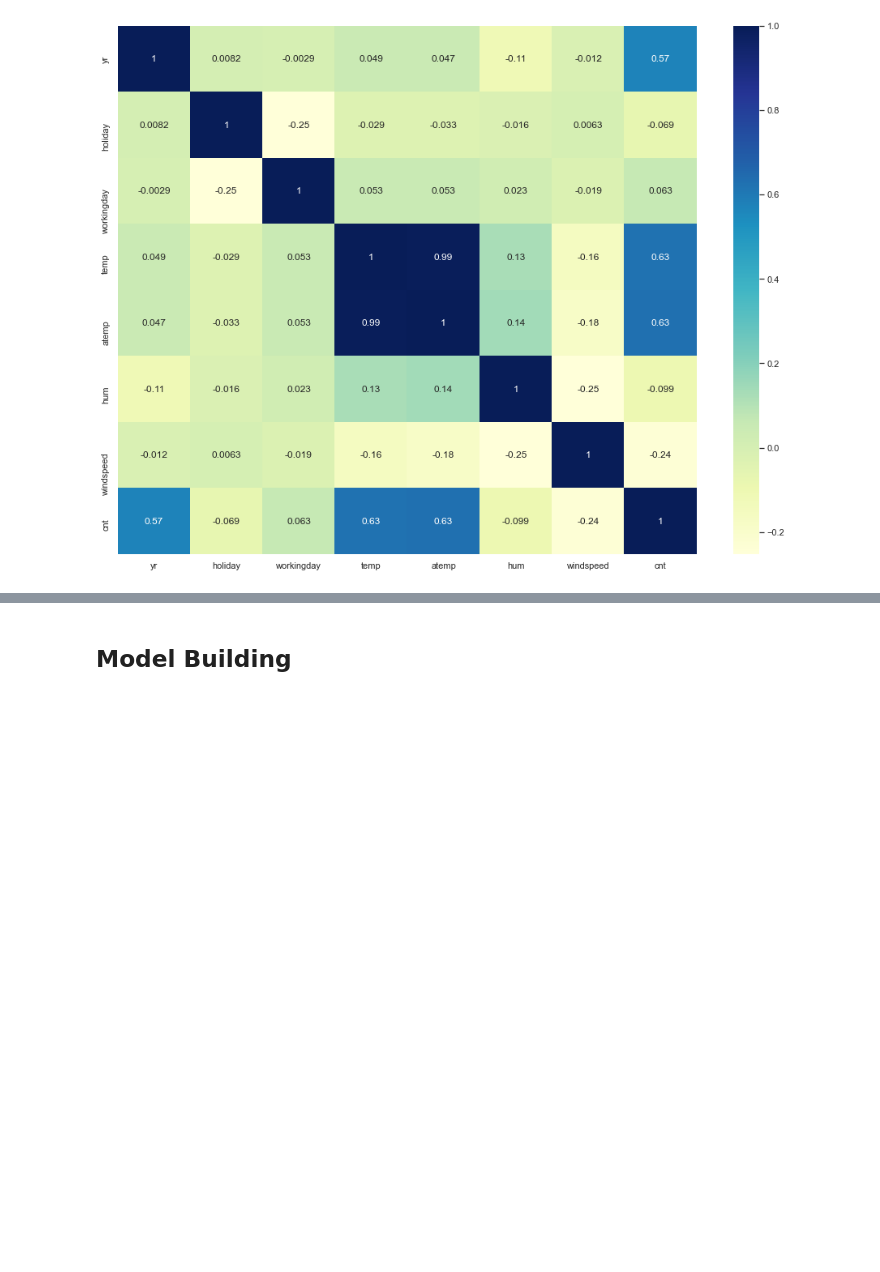
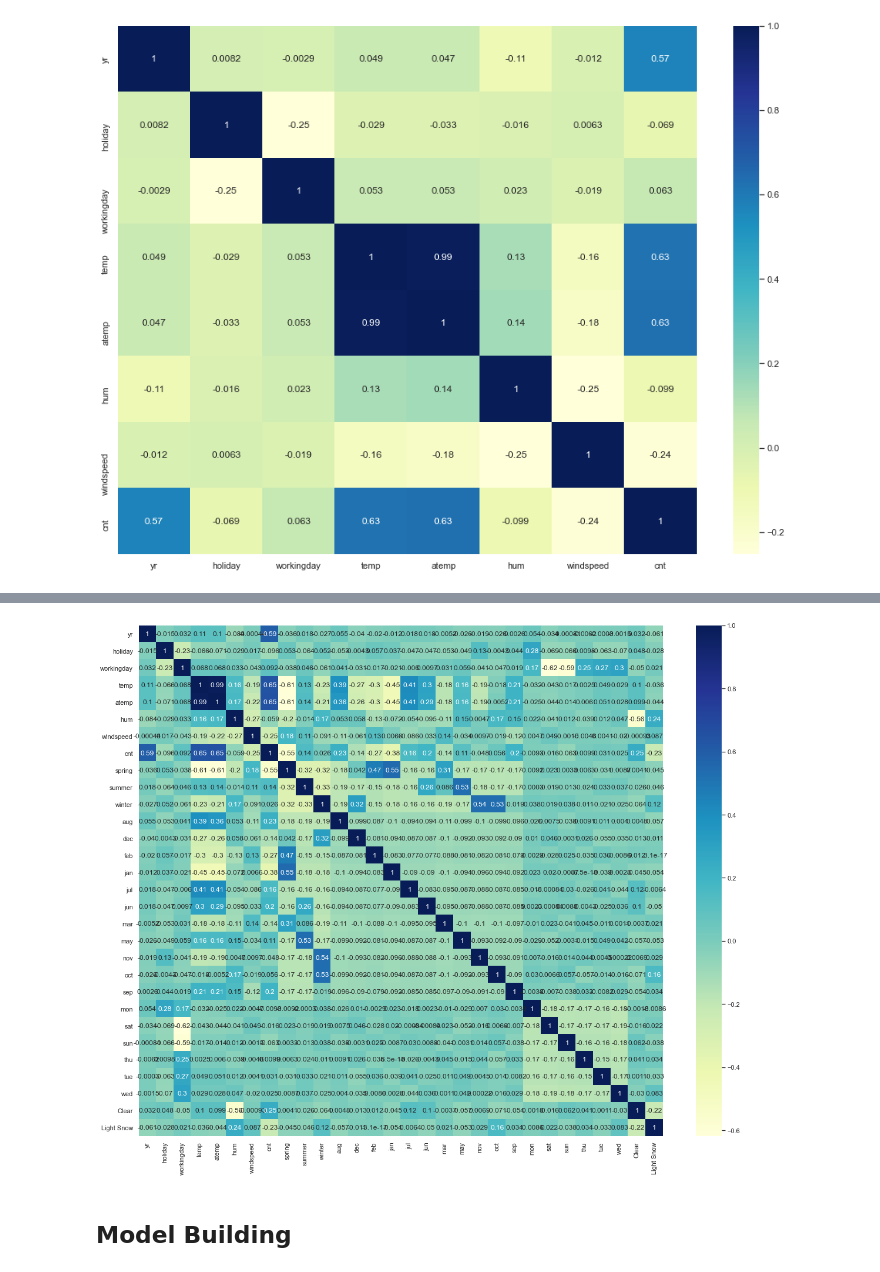
Before and after one commit to dicotips/BikeSharing_DemandPrediction_LinearRegression, a Jupyter notebook: LinearRegressionAssignment.ipynb, the cells around one changed output, grey strips where cells are left out. Drawn from its saved outputs; the diff is of its cells as text; code cells hidden in the pictures; blank space fills up the shorter version.

Commit message:
Added Data Preparation for Modeling

```diff
--- a/LinearRegressionAssignment.ipynb
+++ b/LinearRegressionAssignment.ipynb
@@ -506,0 +602,5 @@ plt.show()
+# %%
+# Concat months with prepared_data and drop mnth column
+prepared_data = pd.concat([prepared_data, weather], axis = 1)
+prepared_data.drop('weathersit', axis = 1, inplace=True)
+prepared_data.head()
@@ -506,0 +637,4 @@ plt.show()
+# %%
+data_train, data_test = train_test_split(prepared_data, train_size = 0.7, random_state = 100)
+print(data_train.shape)
+print(data_test.shape)
@@ -506,0 +650,7 @@ plt.show()
+# %%
+# 1. Instantiate a MinMaxScaler
+scaler = MinMaxScaler()
+
+# 2. Create a list of numeric variables
+numvars = ['temp', 'atemp', 'hum', 'windspeed', 'cnt']
+data_train[numvars].head()
@@ -506,0 +664,4 @@ plt.show()
+# %%
+# 3. Fit and Transform the data
+data_train[numvars] = scaler.fit_transform(data_train[numvars])
+data_train.head()
@@ -506,0 +688,7 @@ plt.show()
+# %%
+# Plotting correlation heat map
+plt.figure(figsize = (20, 16))
+sns.heatmap(data_train.corr(), annot= True, cmap="YlGnBu")
+plt.show()
+# %% [output]
+[figure, added]
```
Also changed, not shown: parts of 20 cells of this notebook.
